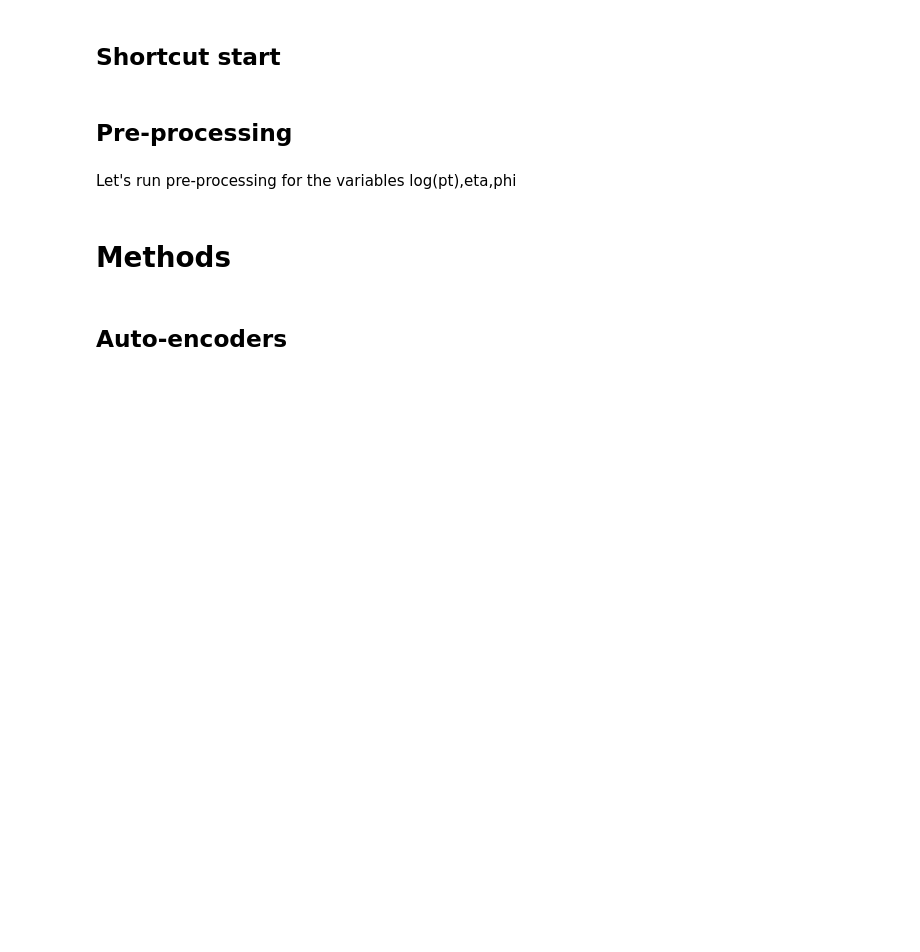
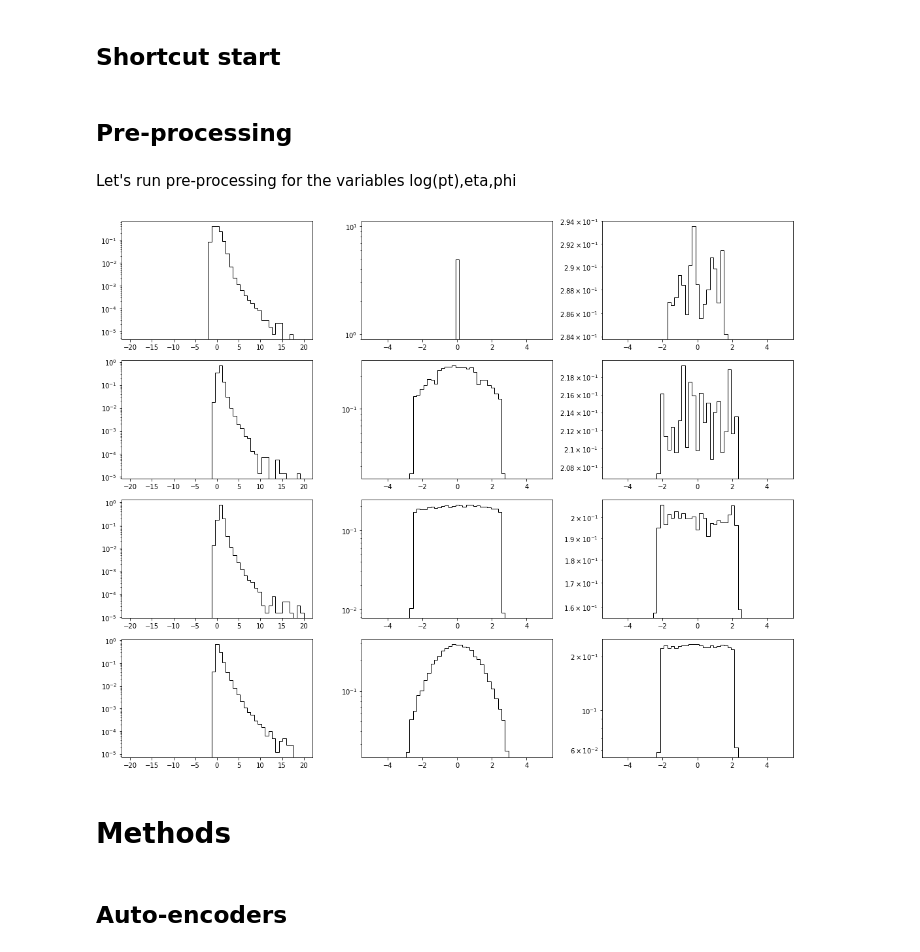
Before and after one commit to inesochoa/lisbon-ml-school, a Jupyter notebook: exercise_4.ipynb, the cells around one changed output. Cells and saved outputs as stored; diff of their text form; code cells hidden in the pictures; blank space fills up the shorter version.

```diff
--- a/exercise_4.ipynb
+++ b/exercise_4.ipynb
@@ -250,6 +263,20 @@ scl = scl.fit(X_train)
 X_train_std = scl.transform(X_train)
 X_val_std = scl.transform(X_val)
 X_test_std = scl.transform(X_test)
+# %%
+# More plots, why not? Scaled features this time.
+fig, axes = plt.subplots(4,3,figsize=(15,12))
+
+for p,particle_type in enumerate(particles):
+  # open flat background and plot
+    mask = X_test[:,leading_indices[p]] == 0
+    for feat in range(3): # pt,eta,phi
+        axes[p,feat].hist(X_test_std[:,leading_indices[p]+feat][~mask],bins=std_binning[feat],label="Background",histtype='step',color="black",density=True)
+        axes[p,feat].set_yscale("log")
+plt.tight_layout()
+plt.show()
+# %% [output]
+[figure, added]
 # %%
 # Dataloaders!
 batch_size = 2048
```
Also changed, not shown: parts of 18 cells of this notebook, 3 other files.
